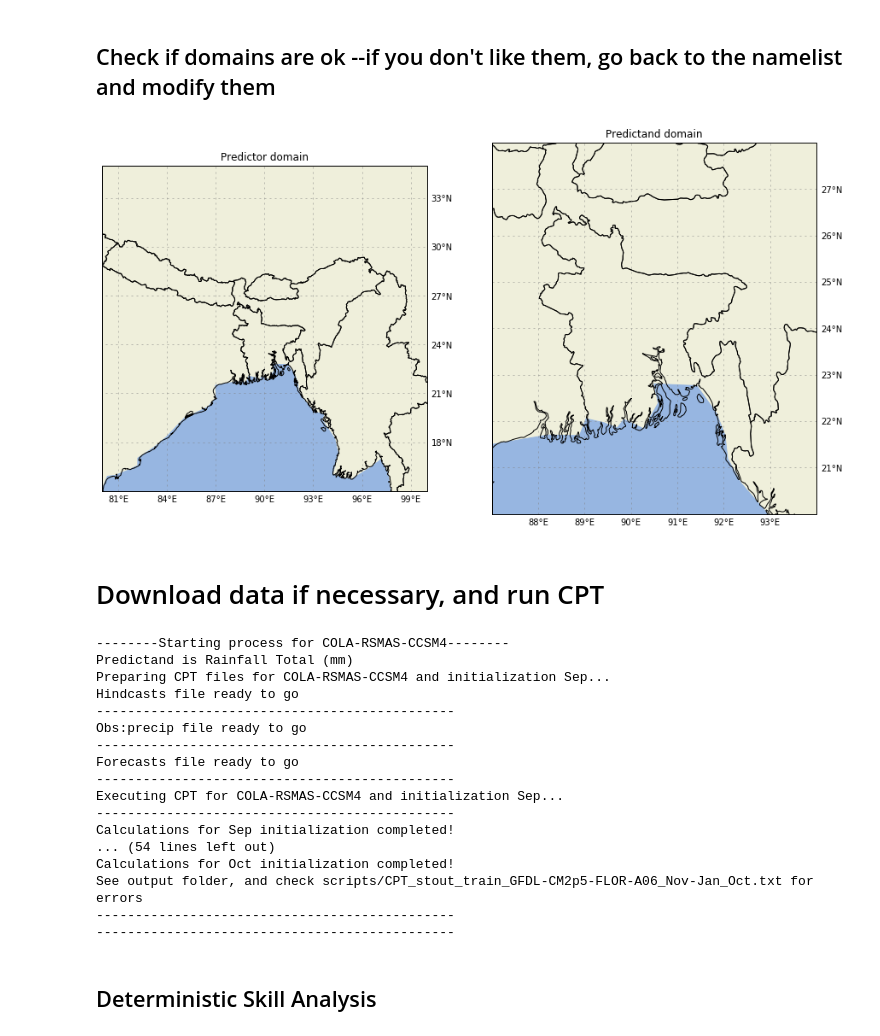
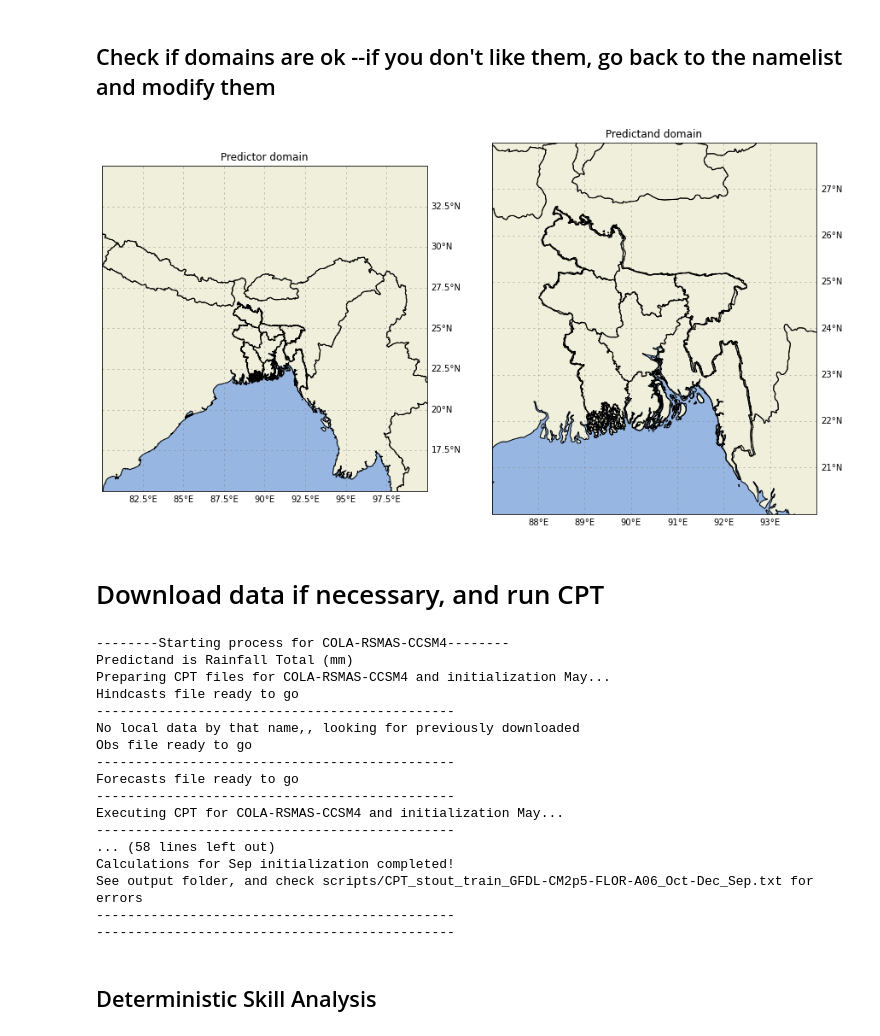
Before and after one commit to nachiketaacharya/PyCPT_Seasonal, a Jupyter notebook: pycpt_seasonal.ipynb, the cells around one changed output. Saved outputs shown, nothing was run; the diff lists cells and outputs as text; code cells hidden in the pictures.

Commit message:
transitioned to object-oriented, added shapefiles, added netcdf4 data support but i dont know why its not working

```diff
--- a/pycpt_seasonal.ipynb
+++ b/pycpt_seasonal.ipynb
@@ -27,13 +27,15 @@ Part of the effort to develop PyCPT is funded by the Columbia World Project "Ada
 ### Namelist section
 # %%
 ########Work name (name of the work folder; e.g., one word followed by "_seasonal":)
-work = 'Test4'
+work = 'Test5'
 
 ########Some folder and file options:
 # Where do you want to make the work folder-- this should already exist!!!
 workdir = "/Users/kylehall/Projects/PyCPT/PyCPT-Dev/"
 # PATH to CPT directory (folder containing CPT.x)
 cptdir='/Users/kylehall/CPT/16.5.8/'
+shp_file = '../bgd_admbnda_adm1_bbs_20180410/bgd_admbnda_adm1_bbs_20180410.shp' #path from pycpt_functions_seasonal.py to your shape file
+use_default = 'True' #Make False to turn off default country boundaries
 
 ########Model (choose one, a subset or all models:
 #CMC1-CanCM3, CMC2-CanCM4,  COLA-RSMAS-CCSM4*, GFDL-CM2p5-FLOR-A06*, GFDL-CM2p5-FLOR-B01*,GFDL-CM2p1-aer04*, NASA-GEOSS2S*, NCEP-CFSv2*)
@@ -58,7 +60,7 @@ ymodes_min = 2
 ymodes_max = 10
 ccamodes_min = 1
 ccamodes_max = 5
-nmodes = 1 #number of EOF modes to compute
+eofmodes = 1 #number of EOF modes to compute
 
 ########Predictand (choose between PRCP, RFREQ)
 PREDICTAND='PRCP'
@@ -70,18 +72,18 @@ PREDICTOR='PRCP'
 ########Target seasons and related parameters
 ##If more targets, increase the arrays accordingly
 #mons=['Jan','Feb','Mar','Apr','May','Jun','Jul','Aug','Sep','Oct','Nov','Dec']
-mons=['Sep', 'Oct']#, 'Nov', 'Dec']
-tgti='1.5'  #S: start for the DL
-tgtf='3.5'   #S: end for the DL
+mons=['May', 'Sep']#, 'Nov', 'Dec']
+tgti=['1.5', '1.5']  #S: start for the DL
+tgtf=['4.5', '3.5']   #S: end for the DL
 #for now, just write the target period (for DL)
 #tgts=['Feb-Apr','Mar-May','Apr-Jun','May-Jul','Jun-Aug','Jul-Sep','Aug-Oct','Sep-Nov','Oct-Dec','Nov-Jan','Dec-Feb','Jan-Mar']
-tgts=['Oct-Dec','Nov-Jan']#, 'Dec-Feb', 'Jan-Mar']
+tgts=['Jun-Sep','Oct-Dec']#, 'Dec-Feb', 'Jan-Mar']
 
 tini = 1982
 tend = 2009
 
 ########Forecast date
-monf=['Sep','Oct']#, 'Nov', 'Dec'] 	# Initialization month
+monf=['May','Sep']#, 'Nov', 'Dec'] 	# Initialization month
 fyr=2019 	# Forecast year
 
 ########Switches:
@@ -97,6 +99,14 @@ nla2=28 	# Northernmost latitude
 sla2=20 	# Southernmost latitude
 wlo2=87 	# Westernmost longitude
 elo2=94 	# Easternmost longitude
+
+
+#If you have local observations data, please provide some metadata here!
+local_obs_files = ['None', 'None']#['../MERGED_DATA_S_ASIA_1982_2019_JJAS.nc','../Merged_data_yrmean_OND_1982_2019.nc'] #either 'None' if you don't have local data, or the path of your local obs data file
+local_obs_LongitudeKey = 'LONGITUDE' #ncdf key for accessing latitude - must be the same for all files
+local_obs_LatitudeKey = 'LATITUDE'   #ncdf key for accessing longitude
+local_obs_timeKey = 'time'           #ncdf key for accessing time
+local_obs_datakey = 'rf'             #ncdf key for accessing data itself
 # %% [markdown]
 ### End of namelist section
 # %% [markdown]
@@ -120,52 +130,52 @@ from cartopy.mpl.gridliner import LONGITUDE_FORMATTER, LATITUDE_FORMATTER
 import calendar
 import platform
 
+
+pycpt = PyCPT_Args(cptdir, models, met, obs, station, MOS, xmodes_min, xmodes_max, ymodes_min, ymodes_max, ccamodes_min, ccamodes_max, eofmodes, PREDICTAND, PREDICTOR, mons, tgti, tgtf, tgts, tini, tend, monf, fyr, force_download, nla1, sla1, wlo1, elo1, nla2, sla2, wlo2, elo2, local_obs_files, local_obs_LongitudeKey, local_obs_LatitudeKey, local_obs_timeKey, local_obs_datakey, shp_file, use_default)
 setup_directories(work, workdir, force_download, cptdir)
 # %% [markdown]
 ## Check if domains are ok --if you don't like them, go back to the namelist and modify them
 # %%
 #Plot domains
-pltdomain(wlo1,elo1,nla1,sla1,wlo2,elo2,nla2,sla2)
+pycpt.pltdomain()
 # %% [output]
-[figure, old version]
+[figure, new version]
 # %% [markdown]
 # Download data if necessary, and run CPT
 # %%
 
 #If downloadling data from several models, this section might take a while to be done
-for model in models:
-    print('\n\n\n--------Starting process for '+model+'--------')
-    for i in range(len(mons)):
-        tar, mon = tgts[i], mons[i]
+for model in range(len(models)):
+    print('\n\n\n--------Starting process for '+models[model]+'--------')
+    for tgt in range(len(mons)):
 
         ########Set Up Useful Variables Automatically - tini & tend may change based on tgt
-        rainfall_frequency, threshold_pctle, wetday_threshold, obs_source, hdate_last,\
-        mpref, L, ntrain, fprefix, nmonths, ndays, file, NGMOS = setup_params(PREDICTOR,obs,MOS,tini,tend, tgts[i])
+        pycpt.setupParams(tgt)
 
         #download input files for CPT
-        PrepFiles(fprefix, PREDICTAND, threshold_pctle, wlo1, wlo2,elo1, elo2, sla1, sla2, nla1, nla2, tgti, tgtf, mon, monf[i], fyr, os, wetday_threshold, tar, model, obs_source, hdate_last, force_download,station,ndays, nmonths, tini, tend)
+        pycpt.prepFiles(tgt, model)
 
         #write CPT input script automatically
-        CPTscript(model,PREDICTAND, mon,monf[i], fyr, nla1,sla1,wlo1,elo1,nla2,sla2,wlo2,elo2,fprefix,mpref,tar,ntrain,MOS,station, xmodes_min, xmodes_max, ymodes_min, ymodes_max, ccamodes_min, ccamodes_max, tini, tend)
+        pycpt.CPTscript(tgt, model)
 
         #run CPT
-        RunCPT(cptdir, model, tar, mon)
+        pycpt.run(tgt, model)
 # %% [output]
 --------Starting process for COLA-RSMAS-CCSM4--------
 Predictand is Rainfall Total (mm)
-Preparing CPT files for COLA-RSMAS-CCSM4 and initialization Sep...
+Preparing CPT files for COLA-RSMAS-CCSM4 and initialization May...
 Hindcasts file ready to go
 ----------------------------------------------
-Obs:precip file ready to go
+No local data by that name,, looking for previously downloaded
+Obs file ready to go
 ----------------------------------------------
 Forecasts file ready to go
 ----------------------------------------------
-Executing CPT for COLA-RSMAS-CCSM4 and initialization Sep...
+Executing CPT for COLA-RSMAS-CCSM4 and initialization May...
 ----------------------------------------------
+... (58 lines left out)
 Calculations for Sep initialization completed!
-... (54 lines left out)
-Calculations for Oct initialization completed!
-See output folder, and check scripts/CPT_stout_train_GFDL-CM2p5-FLOR-A06_Nov-Jan_Oct.txt for errors
+See output folder, and check scripts/CPT_stout_train_GFDL-CM2p5-FLOR-A06_Oct-Dec_Sep.txt for errors
 ----------------------------------------------
 ----------------------------------------------
 # %% [markdown]
```
Also changed, not shown: parts of 7 cells of this notebook, 1 other file.
